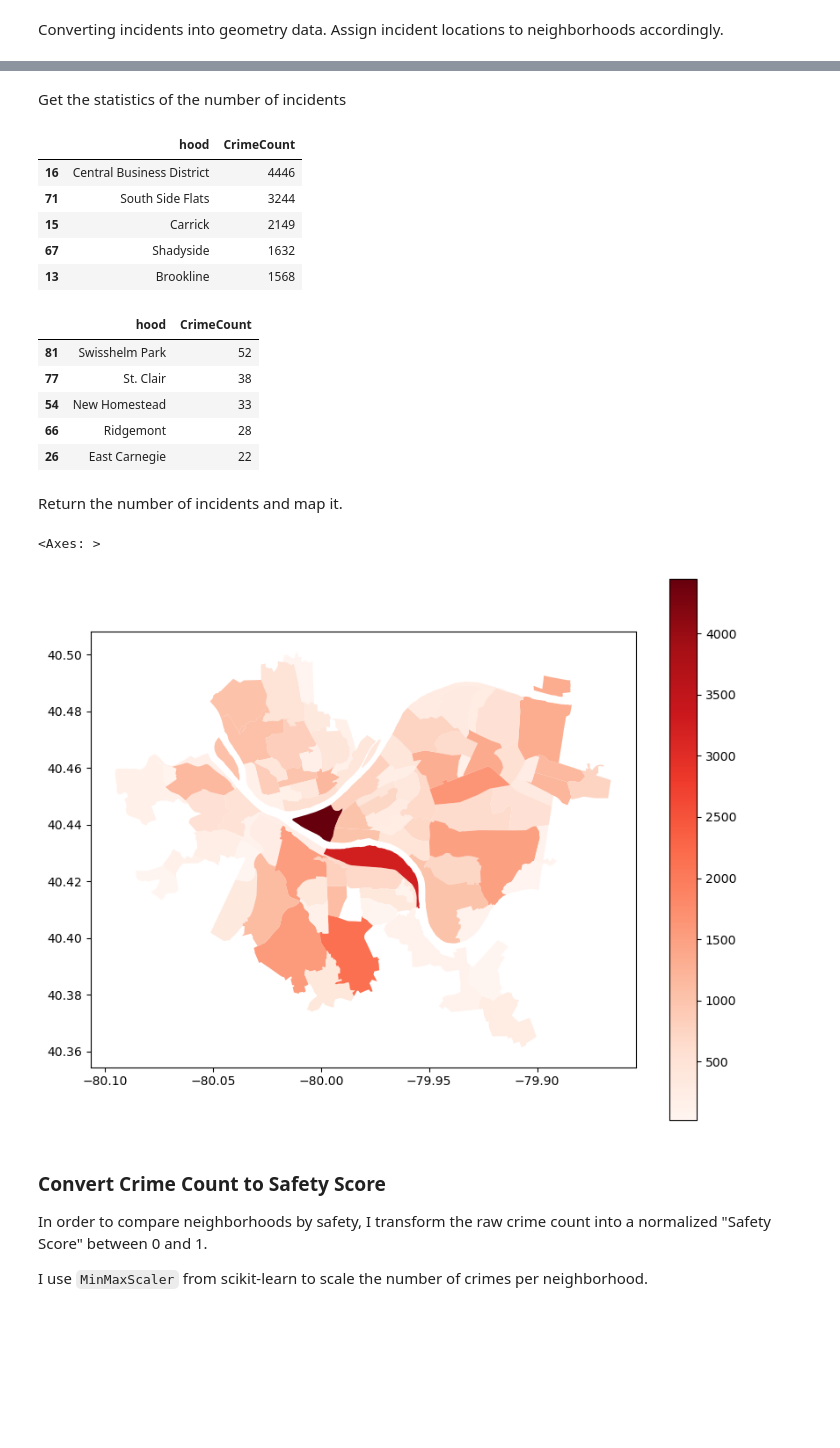
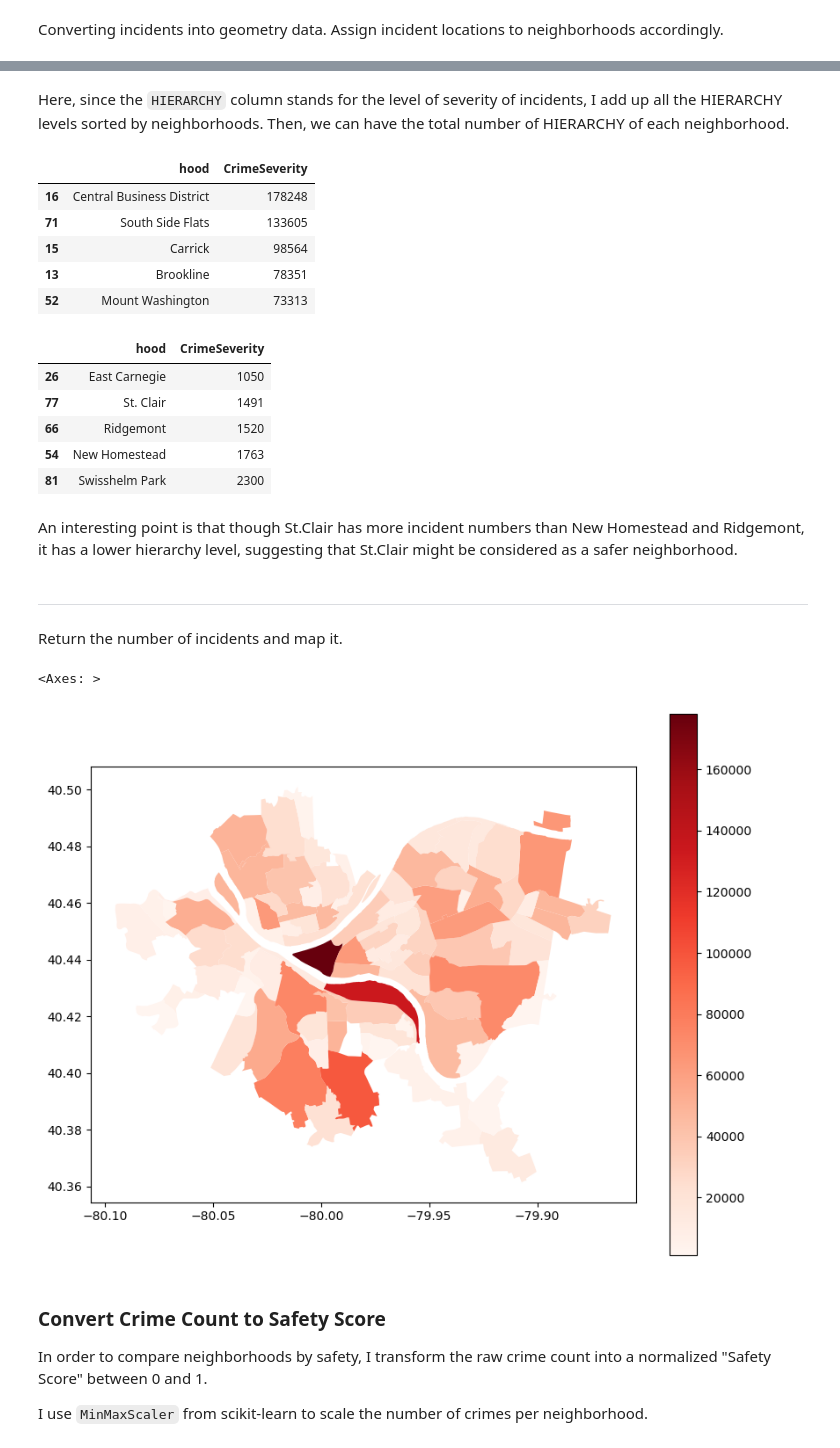
Before and after one commit to Keneth666/CMPINF-Final-Group8, a Jupyter notebook: xiang/submetric_incident.ipynb, the cells around one changed output, grey strips where cells are left out. Saved outputs shown, nothing was run; the diff lists cells and outputs as text; code cells hidden in the pictures; blank space fills up the shorter version.

```diff
--- a/xiang/submetric_incident.ipynb
+++ b/xiang/submetric_incident.ipynb
@@ -78,46 +106,52 @@ crime_with_neighborhood = geopandas.sjoin(gdf_crime, neighborhoods, how="left",
 # %% [markdown]
-Get the statistics of the number of incidents
+Here, since the `HIERARCHY` column stands for the level of severity of incidents, I add up all the HIERARCHY levels sorted by neighborhoods. Then, we can have the total number of HIERARCHY of each neighborhood.
 # %%
-crime_counts = crime_with_neighborhood.groupby("hood").size().reset_index(name="CrimeCount")
-crime_counts = crime_counts.sort_values("CrimeCount", ascending=False)
+crime_weighted = crime_with_neighborhood.groupby("hood")["HIERARCHY"].sum().reset_index(name="CrimeSeverity")
+
+crime_weighted = crime_weighted.sort_values("CrimeSeverity", ascending=False)
 # %%
-crime_counts.head()
+crime_weighted.head()
 # %% [output]
-|  | hood | CrimeCount |
-| 16 | Central Business District | 4446 |
-| 71 | South Side Flats | 3244 |
-| 15 | Carrick | 2149 |
-| 67 | Shadyside | 1632 |
-| 13 | Brookline | 1568 |
+|  | hood | CrimeSeverity |
+| 16 | Central Business District | 178248 |
+| 71 | South Side Flats | 133605 |
+| 15 | Carrick | 98564 |
+| 13 | Brookline | 78351 |
+| 52 | Mount Washington | 73313 |
 # %%
-crime_counts.tail()
+crime_weighted = crime_weighted.sort_values("CrimeSeverity", ascending=True)
+crime_weighted.head()
 # %% [output]
-|  | hood | CrimeCount |
-| 81 | Swisshelm Park | 52 |
-| 77 | St. Clair | 38 |
-| 54 | New Homestead | 33 |
-| 66 | Ridgemont | 28 |
-| 26 | East Carnegie | 22 |
+|  | hood | CrimeSeverity |
+| 26 | East Carnegie | 1050 |
+| 77 | St. Clair | 1491 |
+| 66 | Ridgemont | 1520 |
+| 54 | New Homestead | 1763 |
+| 81 | Swisshelm Park | 2300 |
+# %% [markdown]
+An interesting point is that though St.Clair has more incident numbers than New Homestead and Ridgemont, it has a lower hierarchy level, suggesting that St.Clair might be considered as a safer neighborhood.
+# %% [markdown]
+---
 # %% [markdown]
 Return the number of incidents and map it.
 # %%
 # delete the duplicated column
-if "CrimeCount" in neighborhoods.columns:
-    neighborhoods = neighborhoods.drop(columns=["CrimeCount"])
+if "CrimeSeverity" in neighborhoods.columns:
+    neighborhoods = neighborhoods.drop(columns=["CrimeSeverity"])
 
 
-neighborhoods = neighborhoods.merge(crime_counts, on="hood", how="left")
-neighborhoods["CrimeCount"] = neighborhoods["CrimeCount"].fillna(0)
+neighborhoods = neighborhoods.merge(crime_weighted, on="hood", how="left")
+neighborhoods["CrimeSeverity"] = neighborhoods["CrimeSeverity"].fillna(0)
 # %%
 neighborhoods.plot(
-    column="CrimeCount",
+    column="CrimeSeverity",
     cmap="Reds",
     legend=True,
     figsize=(10,8)
 )
 # %% [output]
 <Axes: >
-[figure, old version]
+[figure, new version]
 # %% [markdown]
 ### Convert Crime Count to Safety Score
 
```
Also changed, not shown: parts of 11 cells of this notebook, 9 other files.
